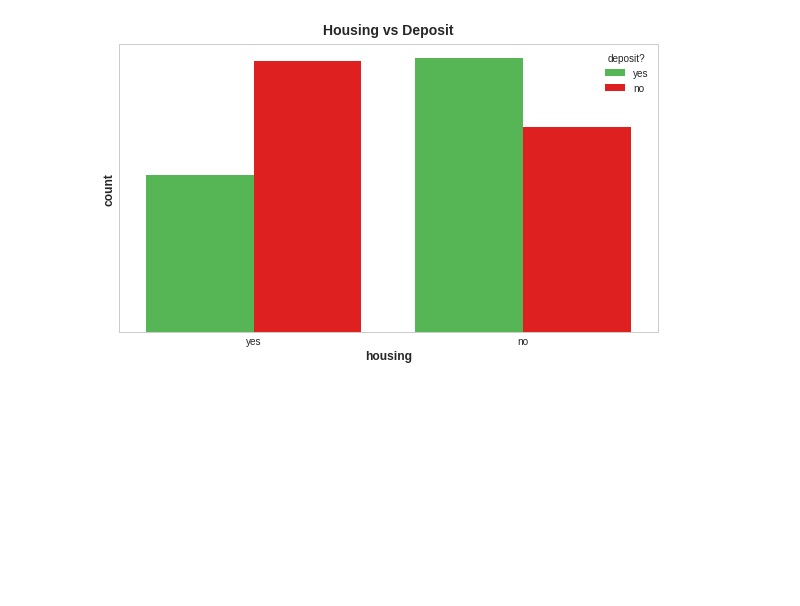
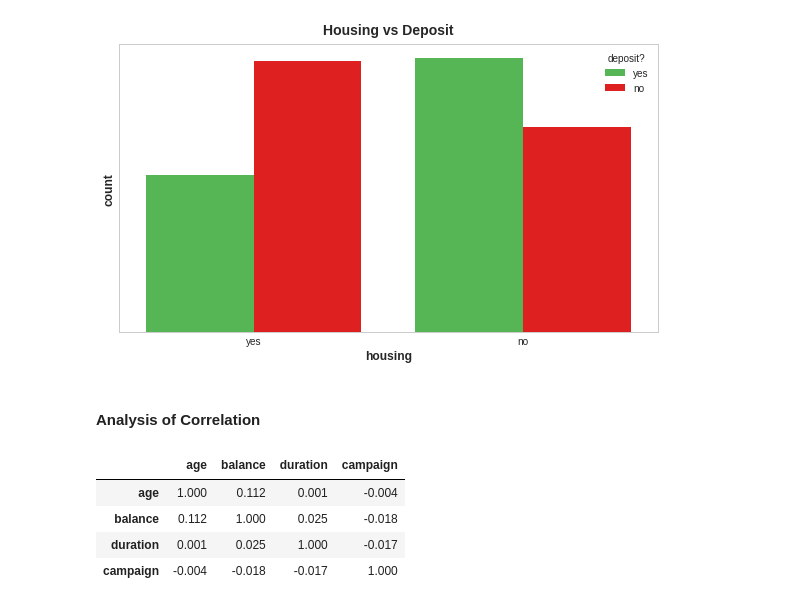
Before and after one commit to masete/Bank-Credit-Analysis, a Jupyter notebook: eda.ipynb, the cells around one changed output. Cells and saved outputs as stored; diff of their text form; code cells hidden in the pictures; blank space fills up the shorter version.

```diff
--- a/eda.ipynb
+++ b/eda.ipynb
@@ -570,3 +570,14 @@ plt.yticks([])
 plt.show()
 # %% [output]
 [figure]
+# %% [markdown]
+#### Analysis of Correlation
+# %%
+corr = df[num_cols].corr()
+corr
+# %% [output]
+|  | age | balance | duration | campaign |
+| age | 1.000 | 0.112 | 0.001 | -0.004 |
+| balance | 0.112 | 1.000 | 0.025 | -0.018 |
+| duration | 0.001 | 0.025 | 1.000 | -0.017 |
+| campaign | -0.004 | -0.018 | -0.017 | 1.000 |
```
Also changed, not shown: parts of 1 cell of this notebook.
